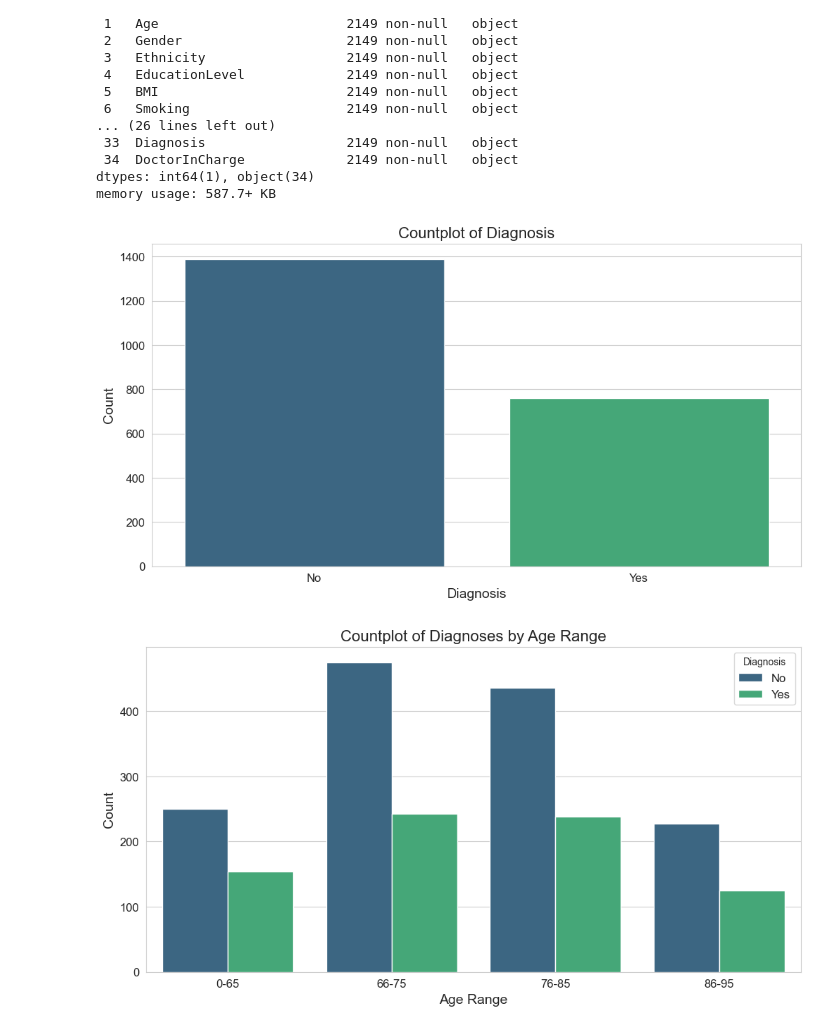
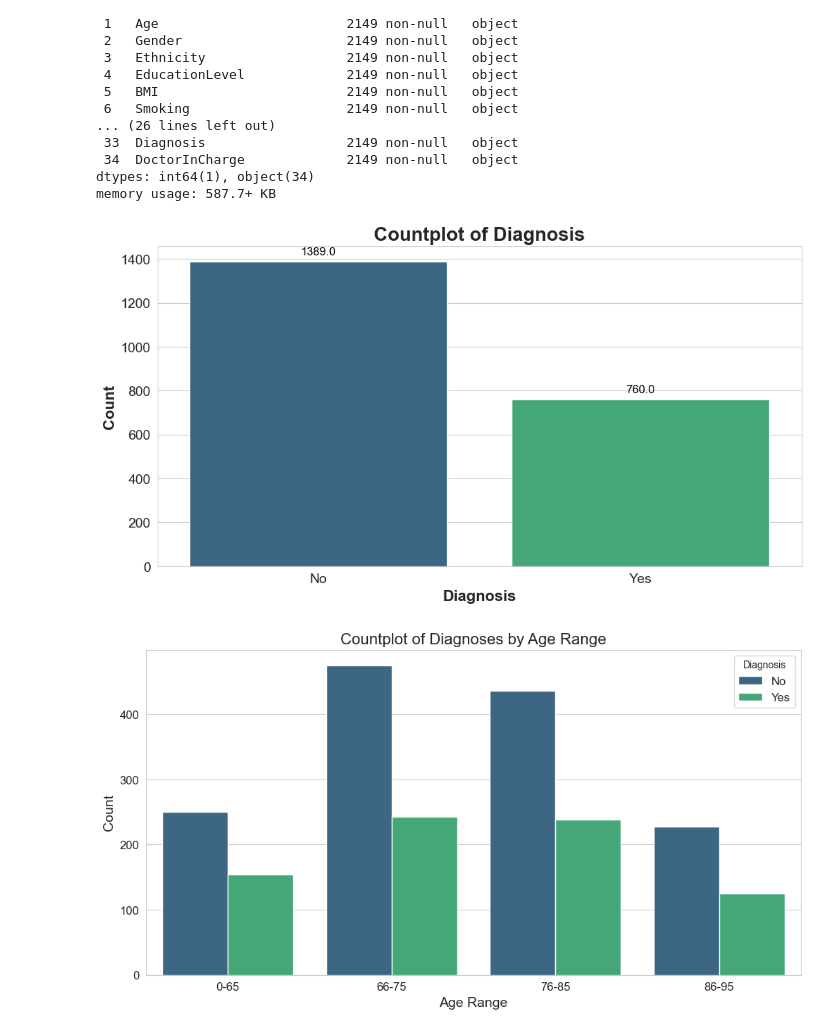
Before and after one commit to Jotis86/Alzheimer-Project, a Jupyter notebook: data_visualization.ipynb, the cells around one changed output. Saved outputs shown, nothing was run; the diff lists cells and outputs as text; code cells hidden in the pictures.

```diff
--- a/data_visualization.ipynb
+++ b/data_visualization.ipynb
@@ -52,16 +52,28 @@ memory usage: 587.7+ KB
 # %%
 # 1. Countplot for Diagnosis
 plt.figure(figsize=(12, 6))
 sns.set_style('whitegrid')
 ax = sns.countplot(x='Diagnosis', data=df, palette='viridis')
-ax.set_title('Countplot of Diagnosis', fontsize=16)
-ax.set_xlabel('Diagnosis', fontsize=14)
-ax.set_ylabel('Count', fontsize=14)
-plt.xticks(fontsize=12)
-plt.yticks(fontsize=12)
+
+# Agregar título y etiquetas
+ax.set_title('Countplot of Diagnosis', fontsize=20, fontweight='bold')
+ax.set_xlabel('Diagnosis', fontsize=16, fontweight='bold')
+ax.set_ylabel('Count', fontsize=16, fontweight='bold')
+
+# Agregar etiquetas de barras
+for p in ax.patches:
+    ax.annotate(f'{p.get_height()}', (p.get_x() + p.get_width() / 2., p.get_height()),
+                ha='center', va='center', fontsize=12, color='black', xytext=(0, 10),
+                textcoords='offset points')
+
+# Ajustar tamaño de las etiquetas de los ejes
+plt.xticks(fontsize=14)
+plt.yticks(fontsize=14)
+
+# Mostrar el gráfico
 plt.show()
 # %% [output]
-[figure, old version]
+[figure, new version]
 # %%
 # 2. Countplot of Diagnoses by Age Range
 
```
Also changed, not shown: parts of 10 cells of this notebook.
